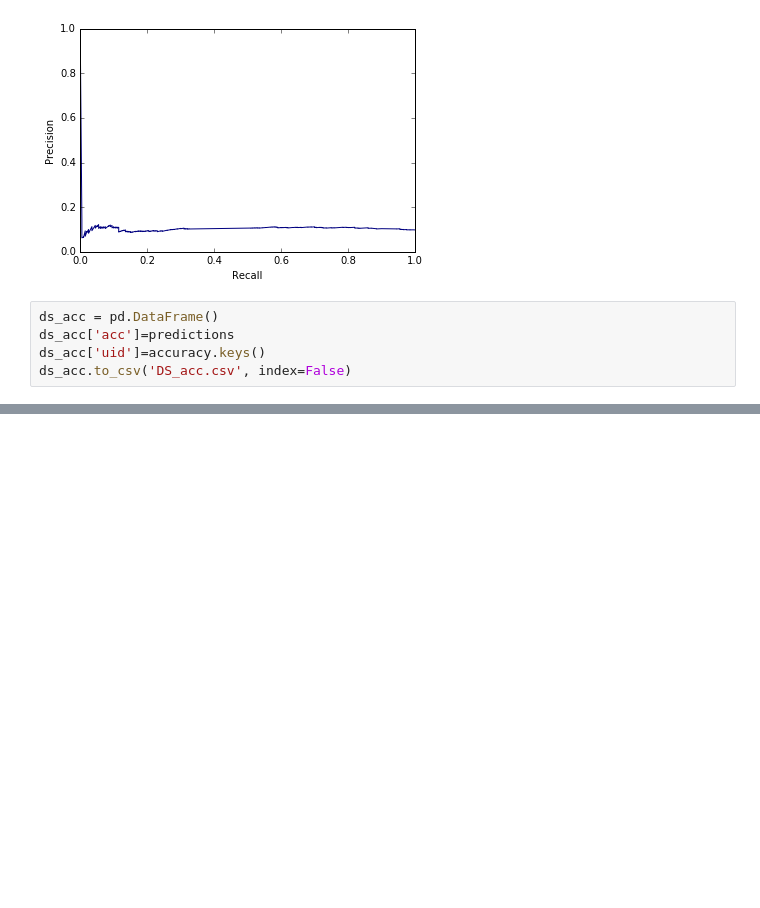
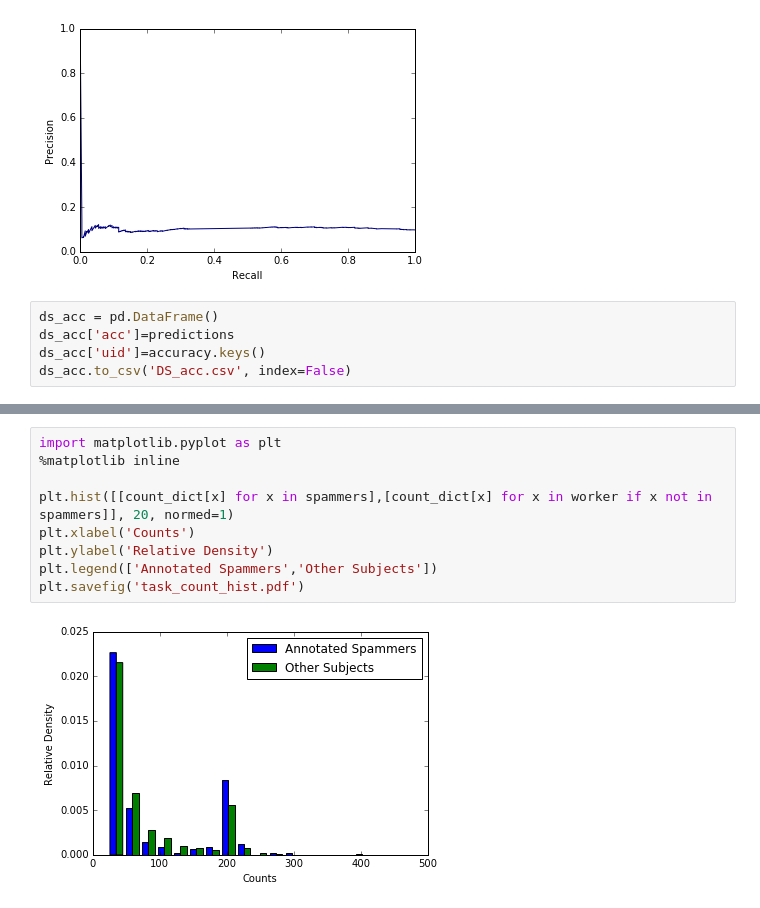
Before and after one commit to bobye/GLBA, a Jupyter notebook: baseline_python/baselines.ipynb, the cells around one changed output, grey strips where cells are left out. Drawn from its saved outputs; the diff is of its cells as text; blank space fills up the shorter version.

```diff
--- a/baseline_python/baselines.ipynb
+++ b/baseline_python/baselines.ipynb
@@ -63,0 +119,11 @@ ds_acc.to_csv('DS_acc.csv', index=False)
+# %%
+import matplotlib.pyplot as plt
+%matplotlib inline
+
+plt.hist([[count_dict[x] for x in spammers],[count_dict[x] for x in worker if x not in spammers]], 20, normed=1)
+plt.xlabel('Counts')
+plt.ylabel('Relative Density')
+plt.legend(['Annotated Spammers','Other Subjects'])
+plt.savefig('task_count_hist.pdf')
+# %% [output]
+[figure, added]
```
Also changed, not shown: parts of 9 cells of this notebook.
